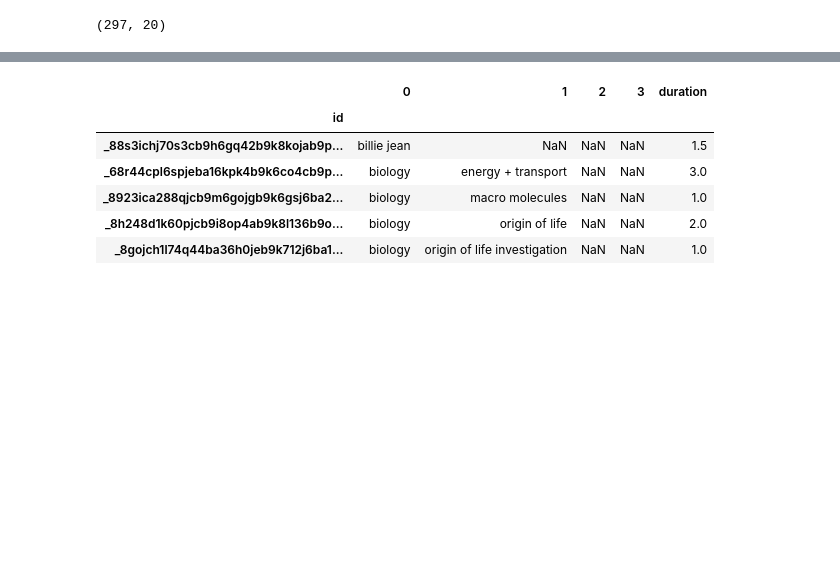
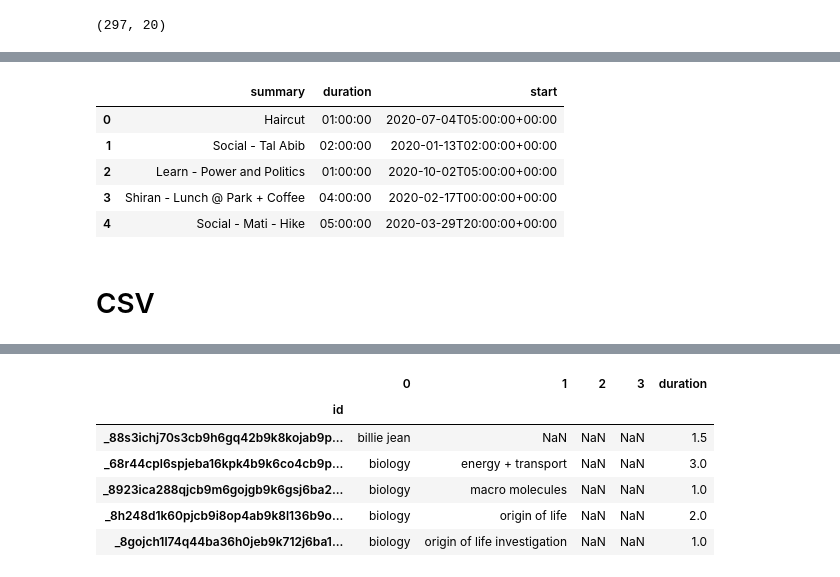
Before and after one commit to jvalansi/notebooks, a Jupyter notebook: calendar_analysis.ipynb, the cells around one changed output, grey strips where cells are left out. Saved outputs shown, nothing was run; the diff lists cells and outputs as text; code cells hidden in the pictures; blank space fills up the shorter version.

```diff
--- a/calendar_analysis.ipynb
+++ b/calendar_analysis.ipynb
@@ -241,0 +265,2 @@ df.to_csv('data/google_calendar_'+calendar_name+'_2019.csv')
+# %%
+event = next(iter(cal.events))
@@ -241,0 +271,15 @@ df.to_csv('data/google_calendar_'+calendar_name+'_2019.csv')
+# %%
+year = 2020
+# %%
+events = [{'summary':event.name, 'duration': event.duration, 'start': event.begin} for event in cal.events if event.begin.year == year]
+# %%
+df = pd.DataFrame(events)
+# %%
+df.head()
+# %% [output]
+|  | summary | duration | start |
+| 0 | Haircut | 01:00:00 | 2020-07-04T05:00:00+00:00 |
+| 1 | Social - Tal Abib | 02:00:00 | 2020-01-13T02:00:00+00:00 |
+| 2 | Learn - Power and Politics | 01:00:00 | 2020-10-02T05:00:00+00:00 |
+| 3 | Shiran - Lunch @ Park + Coffee | 04:00:00 | 2020-02-17T00:00:00+00:00 |
+| 4 | Social - Mati - Hike | 05:00:00 | 2020-03-29T20:00:00+00:00 |
@@ -242,3 +288,5 @@ df.to_csv('data/google_calendar_'+calendar_name+'_2019.csv')
+# %% [markdown]
+# CSV
 # %%
 df = pd.read_csv('data/google_calendar_execute_2019_edited.csv', index_col='id')
 # %%
```
Also changed, not shown: parts of 60 cells of this notebook, 4 other files.
